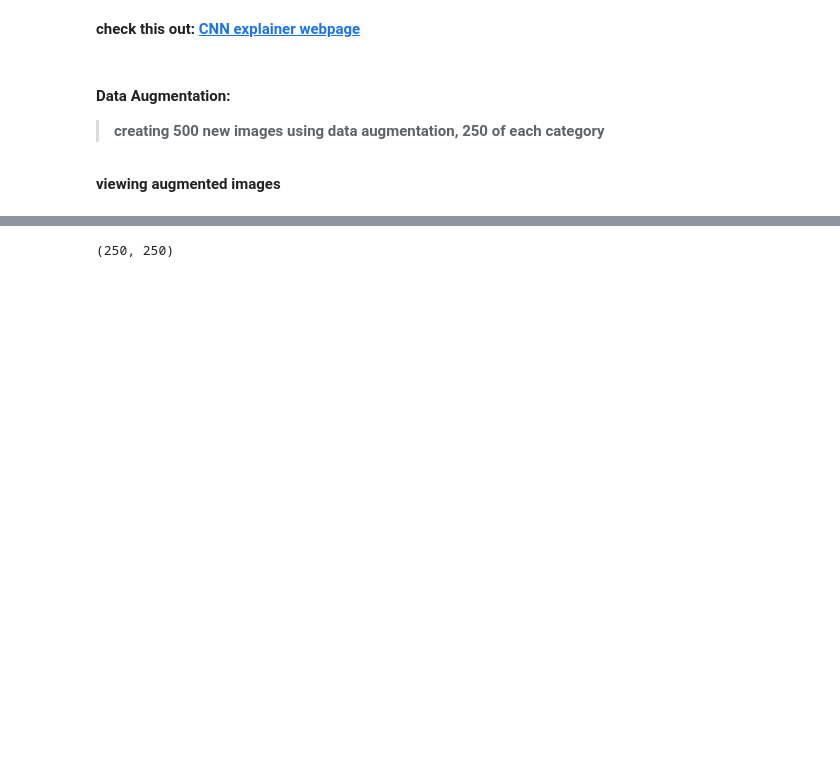
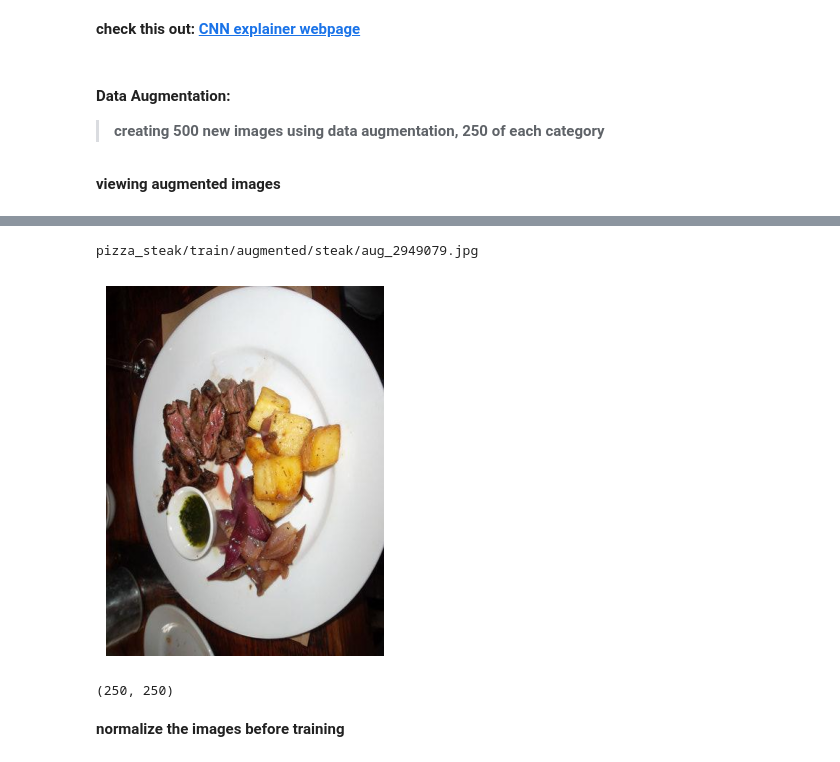
Before and after one commit to divyalaldinani/Deep-Learning-in-TensorFlow, a Jupyter notebook: 03_CNNs_in_tensorflow.ipynb, the cells around one changed output, grey strips where cells are left out. Cells and saved outputs as stored; diff of their text form; code cells hidden in the pictures; blank space fills up the shorter version.

Commit message:
Combining augmented images in training folder

```diff
--- a/03_CNNs_in_tensorflow.ipynb
+++ b/03_CNNs_in_tensorflow.ipynb
@@ -272,3 +256,18 @@ pizza_steak/train/augmented/pizza/aug_878377.jpg
+# %%
+
+augmented_images_steak = os.listdir(augmented_dir+'steak/')
+random_aug_steak_img = random.choice(augmented_images_steak)
+augmented_img_path = os.path.join(augmented_dir+'steak/', random_aug_steak_img)
+print(augmented_img_path)
+aug_img = load_img(augmented_img_path)
+
+# Display the image using Matplotlib
+plt.imshow(aug_img)
+plt.axis('off')  # Optional: Turn off the axis for a cleaner view
+plt.show()
+# %% [output]
+pizza_steak/train/augmented/steak/aug_2949079.jpg
+[figure, added]
 # %%
 len(os.listdir('pizza_steak/train/augmented/pizza/')), len(os.listdir('pizza_steak/train/augmented/steak/'))
 # %% [output]
@@ -277,0 +275,2 @@ len(os.listdir('pizza_steak/train/augmented/pizza/')), len(os.listdir('pizza_ste
+# %% [markdown]
+**normalize the images before training**
```
Also changed, not shown: parts of 13 cells of this notebook.
